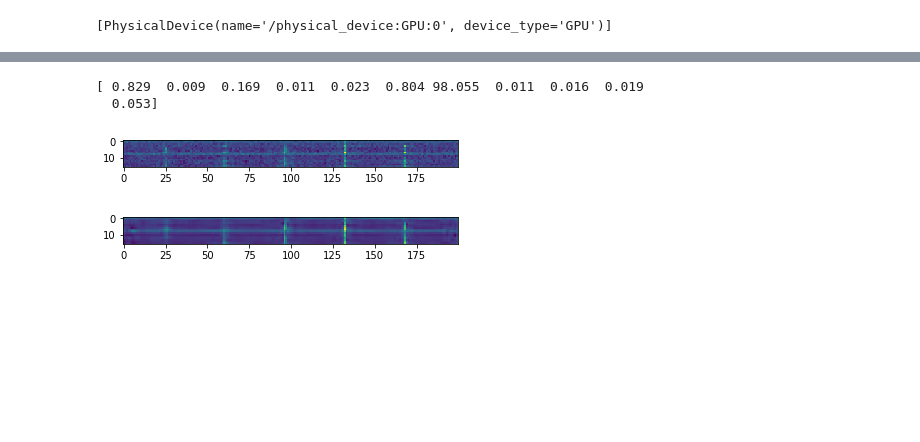
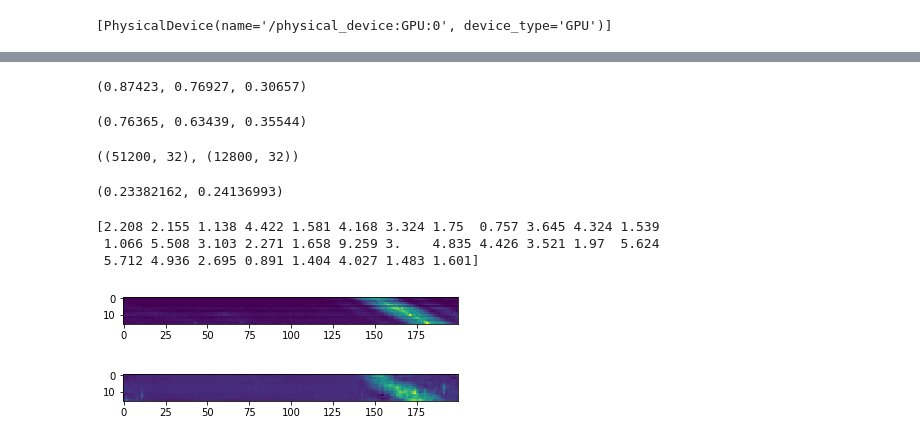
Before and after one commit to FX196/SETI-Energy-Detection, a Jupyter notebook: Autoencoder-GPU.ipynb, the cells around one changed output, grey strips where cells are left out. Cells and saved outputs as stored; diff of their text form; code cells hidden in the pictures; blank space fills up the shorter version.

```diff
--- a/Autoencoder-GPU.ipynb
+++ b/Autoencoder-GPU.ipynb
@@ -327 +651,8 @@ Found 76978 images belonging to 11 classes.
+# %%
+if task == "MNIST":
+    for i in range(5):
+        rand_inds = np.random.choice(np.arange(60000), 600*128)
+        preds, stat = fit_cluster(idec, x_train[rand_inds], y_train[rand_inds], x_test, model_name=model_name)
+        for k, v in stat.items():
+            stats[k].extend(v)
 # %%
@@ -409,18 +679,0 @@ Found 48472 images belonging to 11 classes.
-# %%
-for i in range(4):
-    num_batch_each = 200
-    x_cluster_samp = np.empty((num_batch_each*len(dir_names)*32, 16, 200, 1))
-    y_cluster_samp = np.empty((num_batch_each*len(dir_names)*32))
-    for shift, directory in enumerate(dir_names):
-        gen = datagen.flow_from_directory(
-            directory=f"../../data/S-band/{directory}/filtered",
-            target_size=(16, 200),
-            color_mode="grayscale",
-            class_mode="sparse"
-        )
-        for i in tqdm(range(num_batch_each)):
-            temp_x, temp_y = gen.next()
-            x_cluster_samp[(shift*num_batch_each+i)*32:(shift*num_batch_each+i+1)*32] = temp_x
-            y_cluster_samp[(shift*num_batch_each+i)*32:(shift*num_batch_each+i+1)*32] = temp_y
-
-    fit_cluster(idec, x_cluster_samp, y_cluster_samp, gamma=0.05)
@@ -472,0 +700,3 @@ Found 66973 images belonging to 11 classes.
+# %%
+with open(f"{model_name}_stats.pkl", "wb") as f:
+    pickle.dump(stats, f)
@@ -473,2 +740,12 @@ Found 66973 images belonging to 11 classes.
+# %%
+max(stats["acc"]), max(stats["nmi"]), max(stats["mhp"])
+# %% [output]
+(0.87423, 0.76927, 0.30657)
+# %%
+max(stats_orig["acc"]), max(stats_orig["nmi"]), max(stats_orig["mhp"])
+# %% [output]
+(0.76365, 0.63439, 0.35544)
+# %%
+idec.load_weights(f"models/{task}/res_idec-10-05-20-22:13.h5")
 # %%
 probs, recons = idec.predict(x_cluster_samp, verbose=0)
@@ -474,0 +754,4 @@ probs, recons = idec.predict(x_cluster_samp, verbose=0)
+# %%
+probs.shape, probs_val.shape
+# %% [output]
+((51200, 32), (12800, 32))
@@ -475,16 +761,21 @@ probs, recons = idec.predict(x_cluster_samp, verbose=0)
+# %%
+np.mean(max_probs), np.mean(max_probs_val)
+# %% [output]
+(0.23382162, 0.24136993)
 # %%
-i = 13
+i = 8
 np.set_printoptions(precision=3, suppress=True)
 plt.figure()
 plt.imshow(x_cluster_samp[i, :, :, 0])
 plt.figure()
 plt.imshow(recons[i, :, :, 0])
 print(probs[i]*100)
 # %% [output]
-[ 0.829  0.009  0.169  0.011  0.023  0.804 98.055  0.011  0.016  0.019
-  0.053]
+[2.208 2.155 1.138 4.422 1.581 4.168 3.324 1.75  0.757 3.645 4.324 1.539
+ 1.066 5.508 3.103 2.271 1.658 9.259 3.    4.835 4.426 3.521 1.97  5.624
+ 5.712 4.936 2.695 0.891 1.404 4.027 1.483 1.601]
-[figure, old version]
+[figure, new version]
-[figure, old version]
+[figure, new version]
 # %%
 # Save Model
 from datetime import datetime
```
Also changed, not shown: parts of 72 cells of this notebook.
